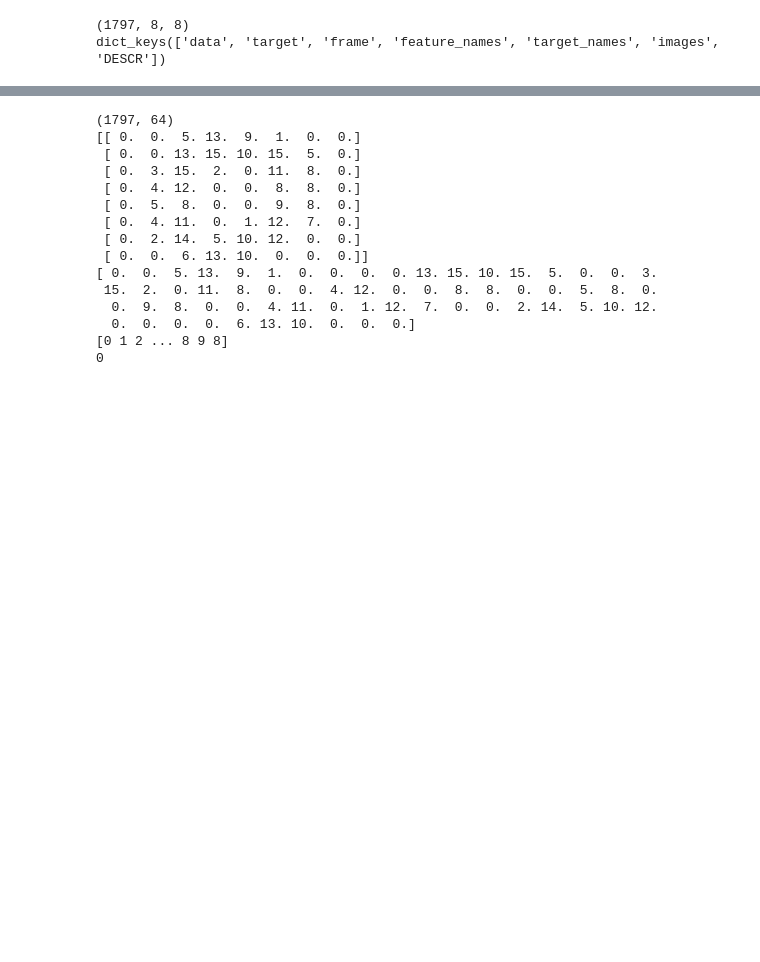
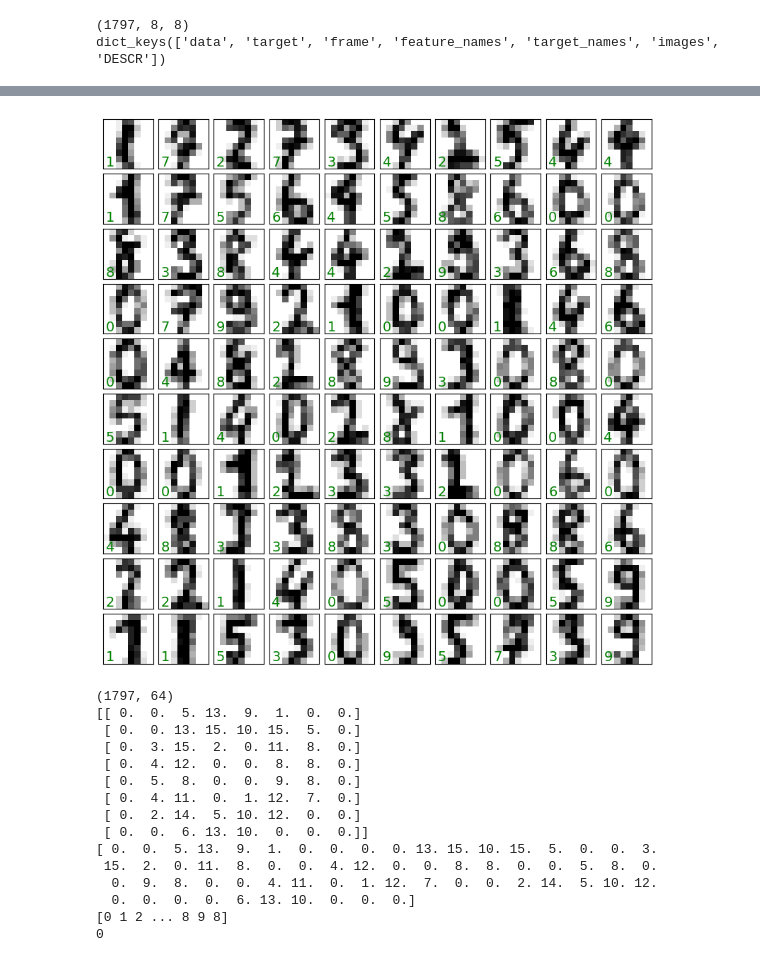
Before and after one commit to Isabella-Famoso/astrostatistics_bicocca_2024, a Jupyter notebook: working/L13/Handwritten digits.ipynb, the cells around one changed output, grey strips where cells are left out. Cells and saved outputs as stored; diff of their text form; code cells hidden in the pictures; blank space fills up the shorter version.

```diff
--- a/working/L13/Handwritten digits.ipynb
+++ b/working/L13/Handwritten digits.ipynb
@@ -41,3 +32,18 @@ Optical recognition of handwritten digits dataset
+# %%
+fig, axes = plt.subplots(10,10, figsize=(10, 10))
+fig.subplots_adjust(hspace=0.1, wspace=0.1)
+
+np.random.seed(42)
+mychoices = np.random.choice(digits.images.shape[0],100)
+
+for i, ax in enumerate(axes.flat):
+    ax.imshow((digits.images[mychoices[i]]),
+              cmap='binary')
+    ax.text(0.05, 0.05, str(digits.target[mychoices[i]]),transform=ax.transAxes, color='green', fontsize=14)
+    ax.set_xticks([])
+    ax.set_yticks([])
+# %% [output]
+[figure, added]
 # %%
 print(digits.data.shape)
 
```
Also changed, not shown: parts of 22 cells of this notebook, 6 other files.
